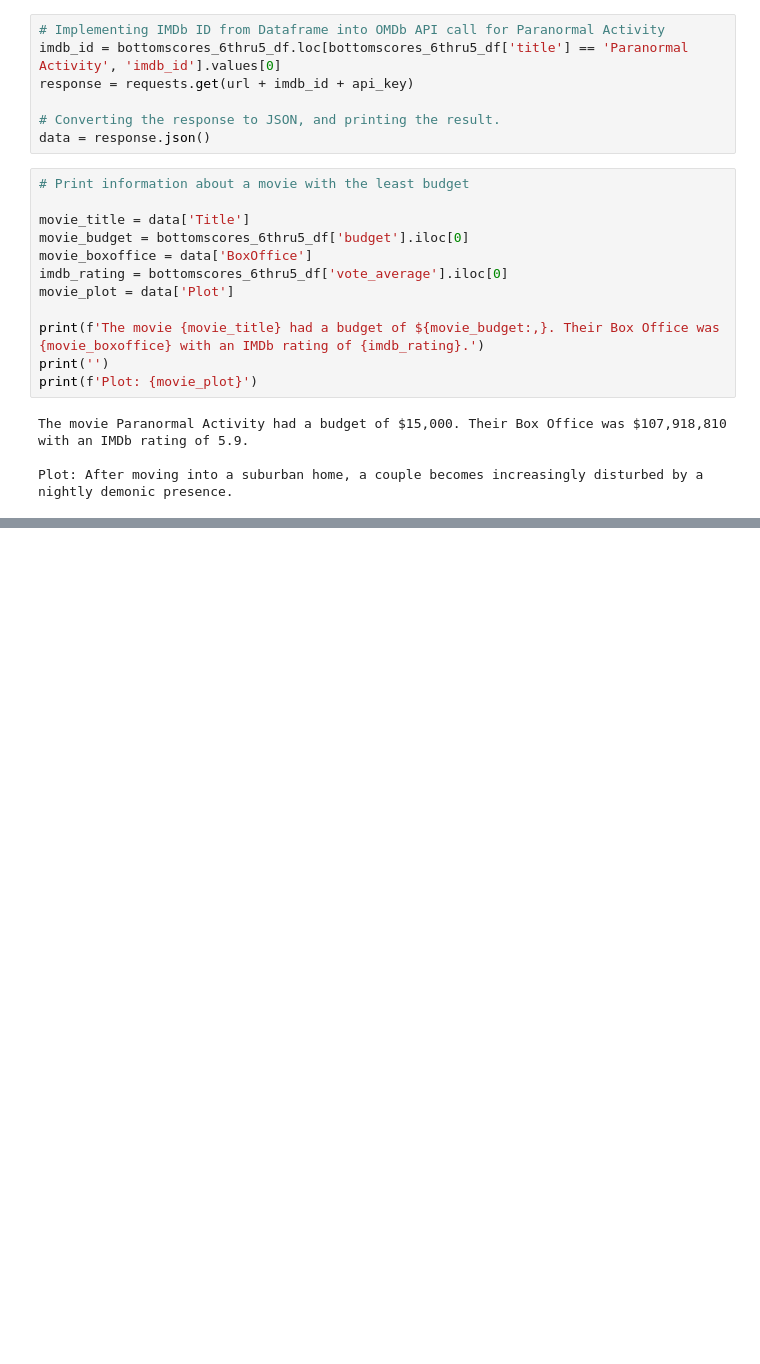
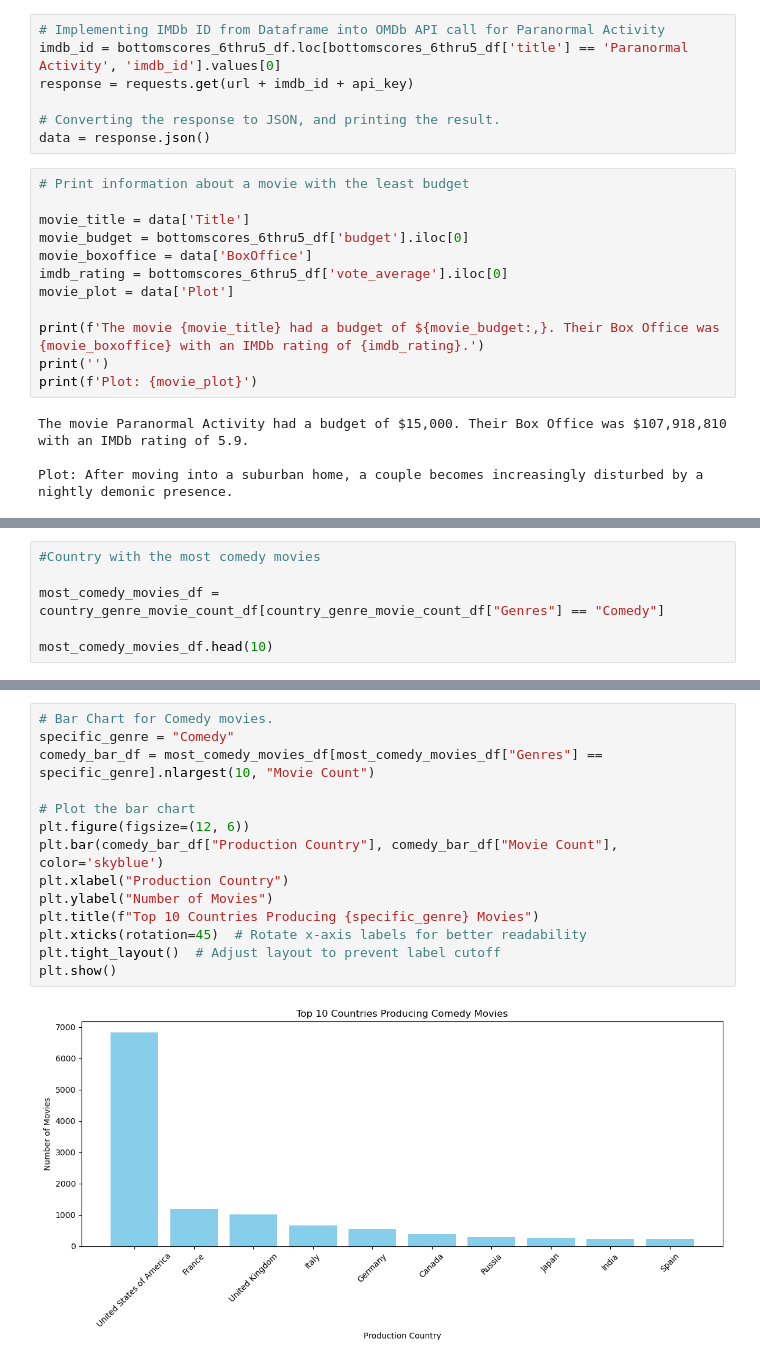
Before and after one commit to tinpham1/5iveCoders, a Jupyter notebook: Project 1/main.ipynb, the cells around one changed output, grey strips where cells are left out. Drawn from its saved outputs; the diff is of its cells as text; blank space fills up the shorter version.

```diff
--- a/Project 1/main.ipynb
+++ b/Project 1/main.ipynb
@@ -783,0 +983,6 @@ Plot: After moving into a suburban home, a couple becomes increasingly disturbed
+# %%
+#Country with the most comedy movies
+
+most_comedy_movies_df = country_genre_movie_count_df[country_genre_movie_count_df["Genres"] == "Comedy"]
+
+most_comedy_movies_df.head(10)
@@ -783,0 +1080,16 @@ Plot: After moving into a suburban home, a couple becomes increasingly disturbed
+# %%
+# Bar Chart for Comedy movies.
+specific_genre = "Comedy"
+comedy_bar_df = most_comedy_movies_df[most_comedy_movies_df["Genres"] == specific_genre].nlargest(10, "Movie Count")
+
+# Plot the bar chart
+plt.figure(figsize=(12, 6))
+plt.bar(comedy_bar_df["Production Country"], comedy_bar_df["Movie Count"], color='skyblue')
+plt.xlabel("Production Country")
+plt.ylabel("Number of Movies")
+plt.title(f"Top 10 Countries Producing {specific_genre} Movies")
+plt.xticks(rotation=45)  # Rotate x-axis labels for better readability
+plt.tight_layout()  # Adjust layout to prevent label cutoff
+plt.show()
+# %% [output]
+[figure, added]
```
Also changed, not shown: parts of 49 cells of this notebook.
